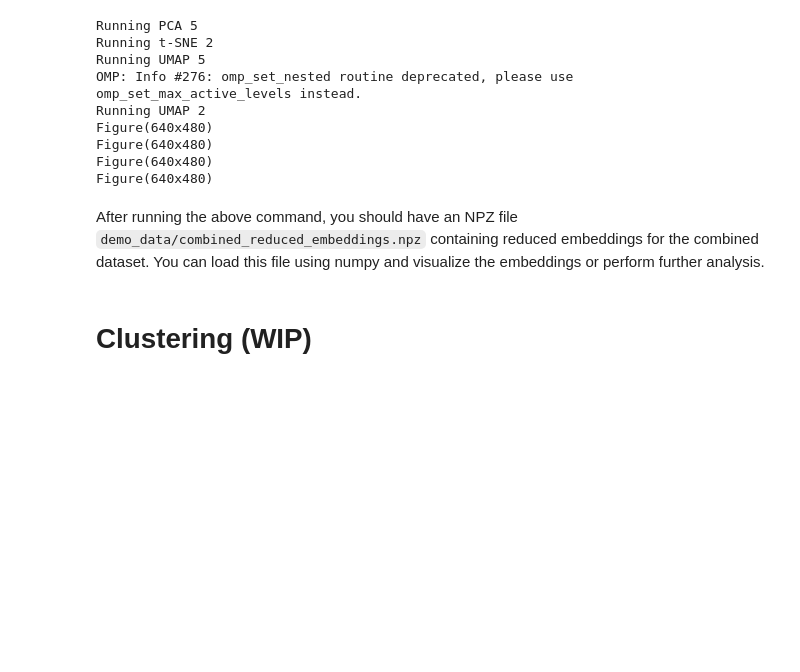
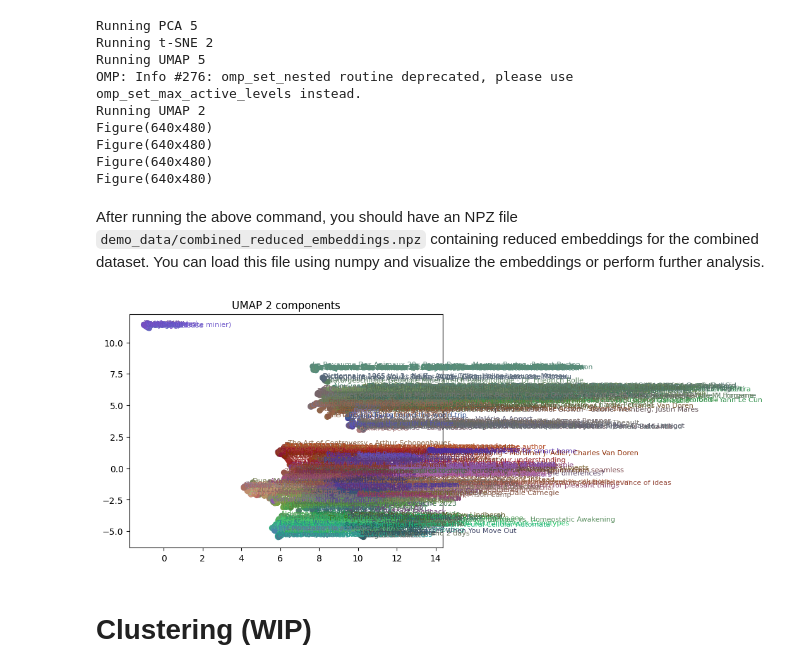
Before and after one commit to loci-maps/fractal-embeddings, a Jupyter notebook: demo.ipynb, the cells around one changed output. Drawn from its saved outputs; the diff is of its cells as text; code cells hidden in the pictures; blank space fills up the shorter version.

```diff
--- a/demo.ipynb
+++ b/demo.ipynb
@@ -98,2 +90,11 @@ umap2_embeddings = reduced_embeddings['umap2']
+# %%
+import matplotlib.pyplot as plt
+from src.dimensionality_reduction import plot_embeddings
+
+reduced_embeddings = np.load('demo_data/combined_reduced_embeddings.npz')
+
+plot_embeddings(reduced_embeddings["umap2"], reduced_embeddings["pca5"][:, 2:5], "UMAP 2 components", combined_filenames)
+# %% [output]
+[figure, added]
 # %% [markdown]
 # Clustering (WIP)
```
Also changed, not shown: parts of 11 cells of this notebook, 6 other files.
